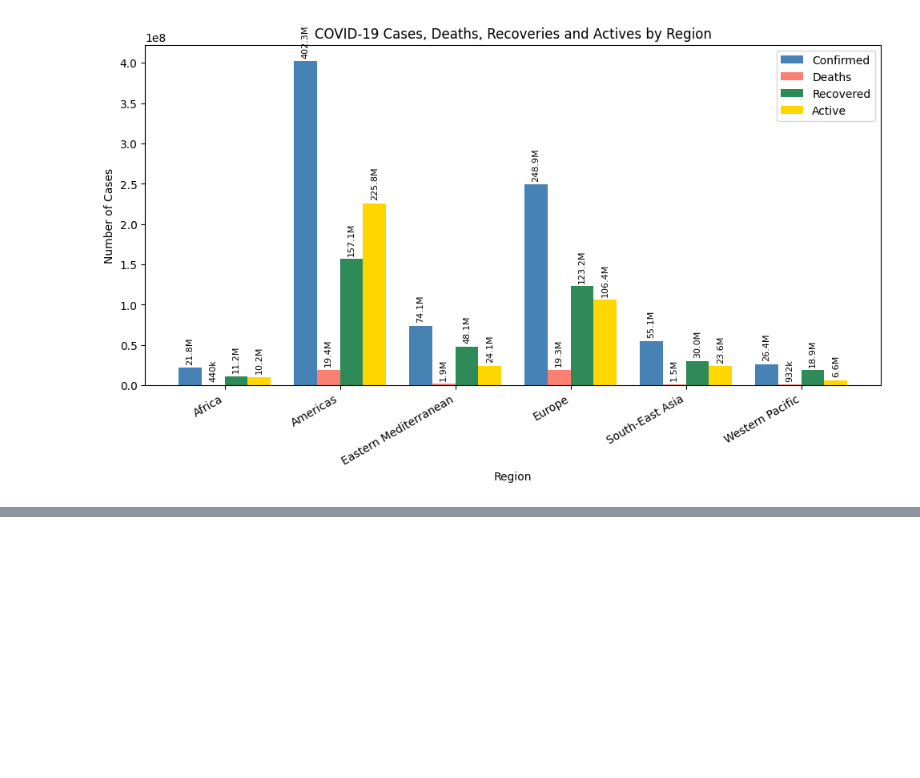
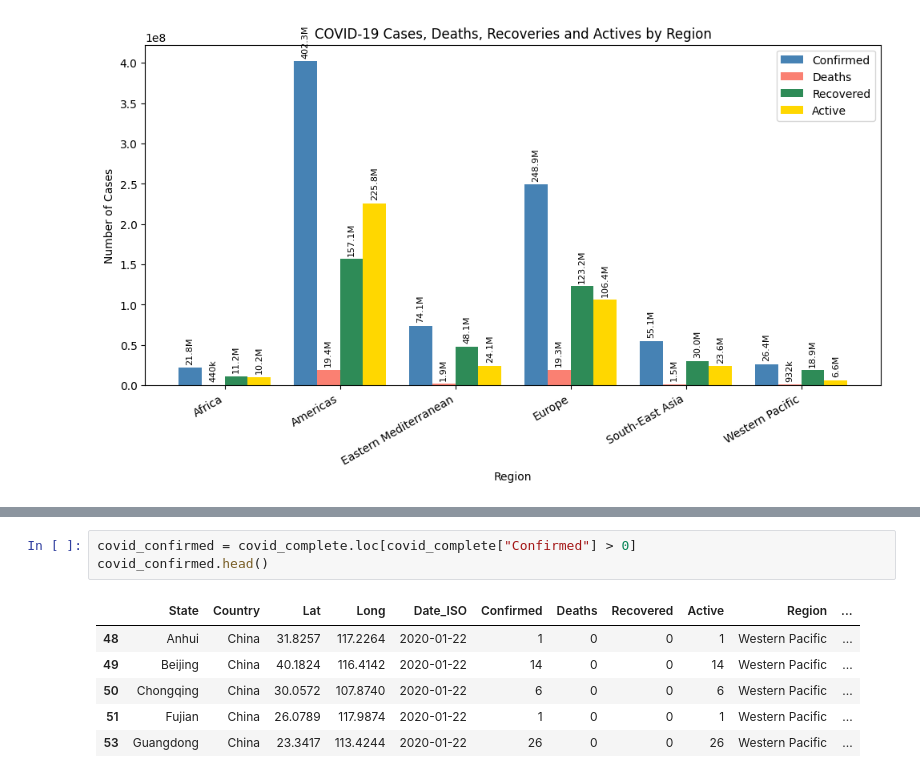
Before and after one commit to mlugard/covid19-pipeline, a Jupyter notebook: notebooks/EA_Covid_complete.ipynb, the cells around one changed output, grey strips where cells are left out. Cells and saved outputs as stored; diff of their text form; blank space fills up the shorter version.

```diff
--- a/notebooks/EA_Covid_complete.ipynb
+++ b/notebooks/EA_Covid_complete.ipynb
@@ -110,0 +145,10 @@ plt.show()
+# %%
+covid_confirmed = covid_complete.loc[covid_complete["Confirmed"] > 0]
+covid_confirmed.head()
+# %% [output]
+|  | State | Country | Lat | Long | Date_ISO | Confirmed | Deaths | Recovered | Active | Region | ... |
+| 48 | Anhui | China | 31.8257 | 117.2264 | 2020-01-22 | 1 | 0 | 0 | 1 | Western Pacific | ... |
+| 49 | Beijing | China | 40.1824 | 116.4142 | 2020-01-22 | 14 | 0 | 0 | 14 | Western Pacific | ... |
+| 50 | Chongqing | China | 30.0572 | 107.8740 | 2020-01-22 | 6 | 0 | 0 | 6 | Western Pacific | ... |
+| 51 | Fujian | China | 26.0789 | 117.9874 | 2020-01-22 | 1 | 0 | 0 | 1 | Western Pacific | ... |
+| 53 | Guangdong | China | 23.3417 | 113.4244 | 2020-01-22 | 26 | 0 | 0 | 26 | Western Pacific | ... |
```
Also changed, not shown: parts of 5 cells of this notebook, 6 other files.
